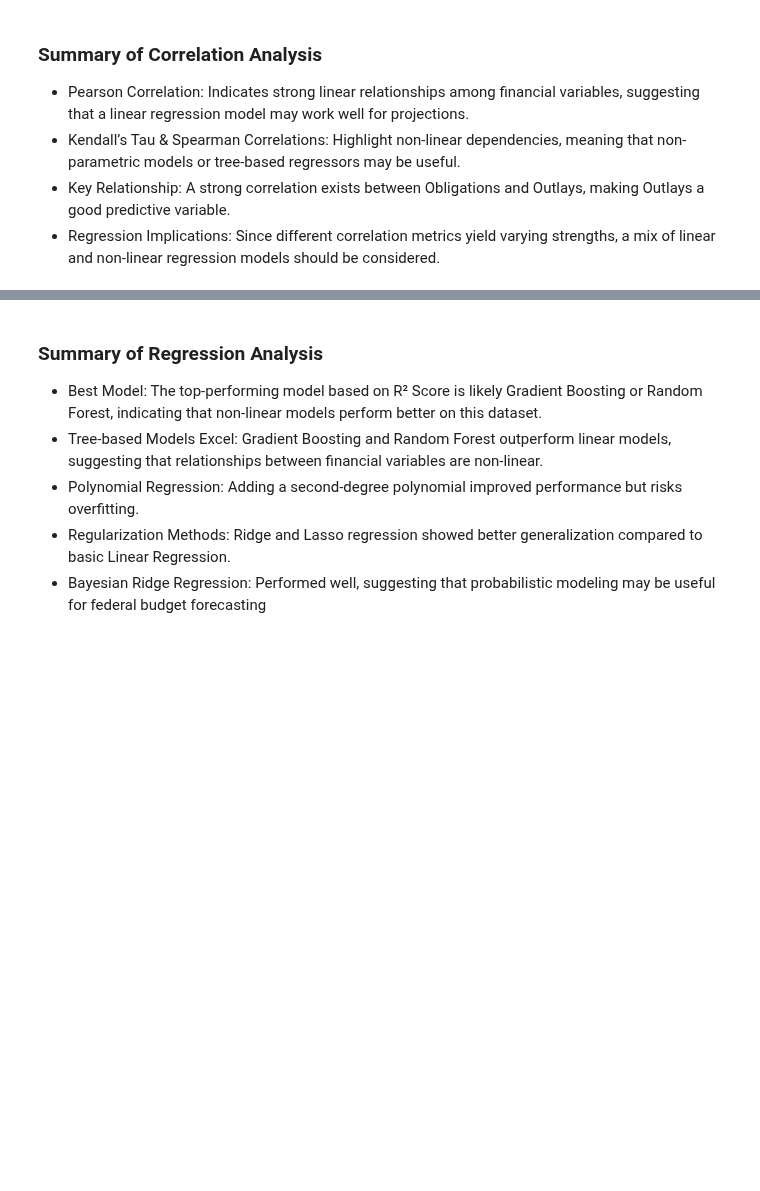
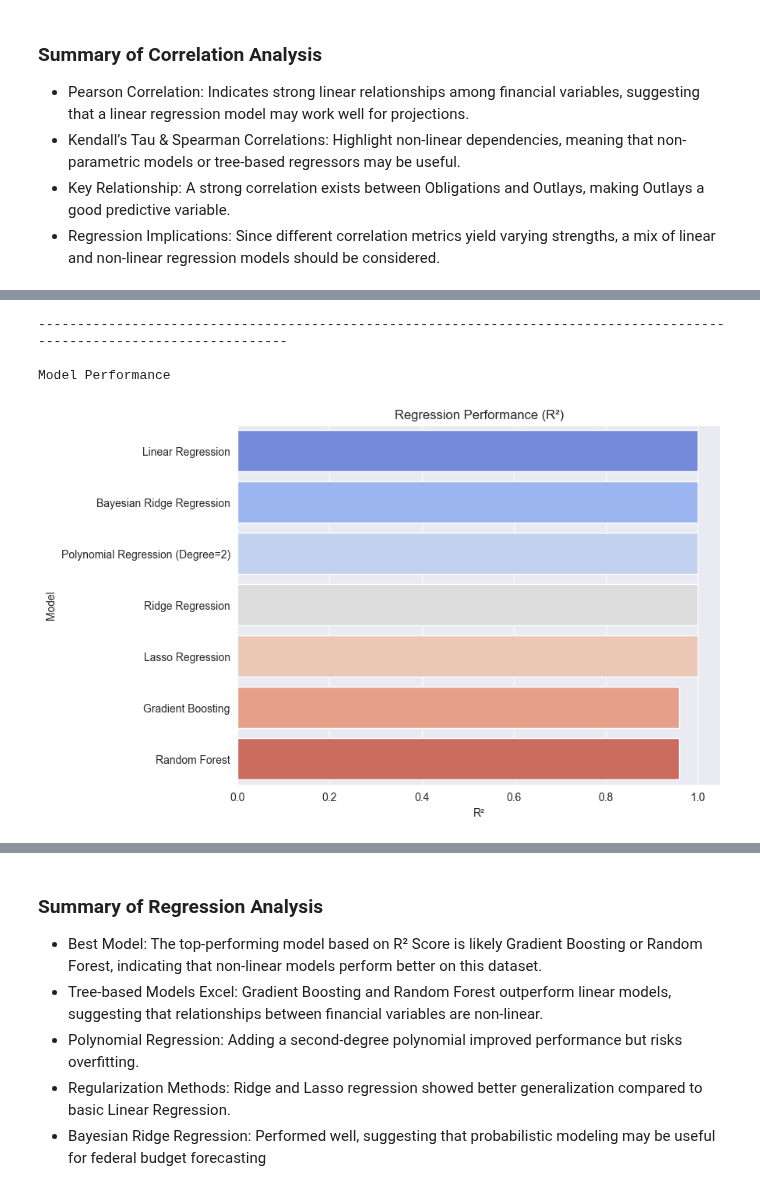
Before and after one commit to is-leeroy-jenkins/BudgetPy, a Jupyter notebook: ipynb/BalanceEstimator.ipynb, the cells around one changed output, grey strips where cells are left out. Drawn from its saved outputs; the diff is of its cells as text; code cells hidden in the pictures; blank space fills up the shorter version.

```diff
--- a/ipynb/BalanceEstimator.ipynb
+++ b/ipynb/BalanceEstimator.ipynb
@@ -593,9 +635,9 @@ X_train, X_test, y_train, y_test = train_test_split(X, y, test_size=0.2, random_
 models = {
     "Linear Regression": LinearRegression(),
     "Polynomial Regression (Degree=2)": make_pipeline(PolynomialFeatures(2), LinearRegression()),
-    "Ridge Regression": Ridge(alpha=1.0),
-    "Lasso Regression": Lasso(alpha=0.1),
-    "Bayesian Ridge Regression": BayesianRidge(),
+    "Ridge Regression": Lasso(alpha=10.0, max_iter=10000),
+    "Lasso Regression": Lasso(alpha=10.0, max_iter=10000),
+    "Bayesian Ridge Regression": BayesianRidge(max_iter=10000),
     "Gradient Boosting": GradientBoostingRegressor(n_estimators=100, random_state=42),
     "Random Forest": RandomForestRegressor(n_estimators=100, random_state=42)
 }
@@ -617,7 +659,11 @@ for name, model in models.items():
     })
 
 # Convert results into DataFrame for analysis
-df_regressions = pd.DataFrame(regression_results ).sort_values(by= "R2 Score", ascending=False )
+df_regressions = pd.DataFrame(regression_results ).sort_values(by= "R2 Score", ascending=False ).round(2)
+
+print( hdr )
+print( 'Regression Data' )
+print( nwln )
 
 # Display regression model results
 df_regressions
@@ -624,11 +682,20 @@ df_regressions
 # %%
+print( hdr )
+print( 'Model Performance' )
+print( nwln )
+
 # Visualization of Model Performance (R² Score)
-plt.figure(figsize=(10, 5))
-sns.barplot(x="R2 Score", y="Model", data=df_regressions, palette= "coolwarm" )
-plt.title("Regression Model Performance (R² Score)")
-plt.xlabel("R² Score")
+plt.figure(figsize=(8, 6))
+sns.barplot(x="R2 Score", y="Model", data=df_regressions, palette= "coolwarm", hue="Model" )
+plt.title("Regression Performance (R²)")
+plt.xlabel("R²")
 plt.ylabel("Model")
 plt.show()
+# %% [output]
+------------------------------------------------------------------------------------------------------------------------
+
+Model Performance
+[figure, added]
 # %%
 # Summary of Findings (Section E: Regression Analysis)
 findings_E = [
```
Also changed, not shown: parts of 23 cells of this notebook.
